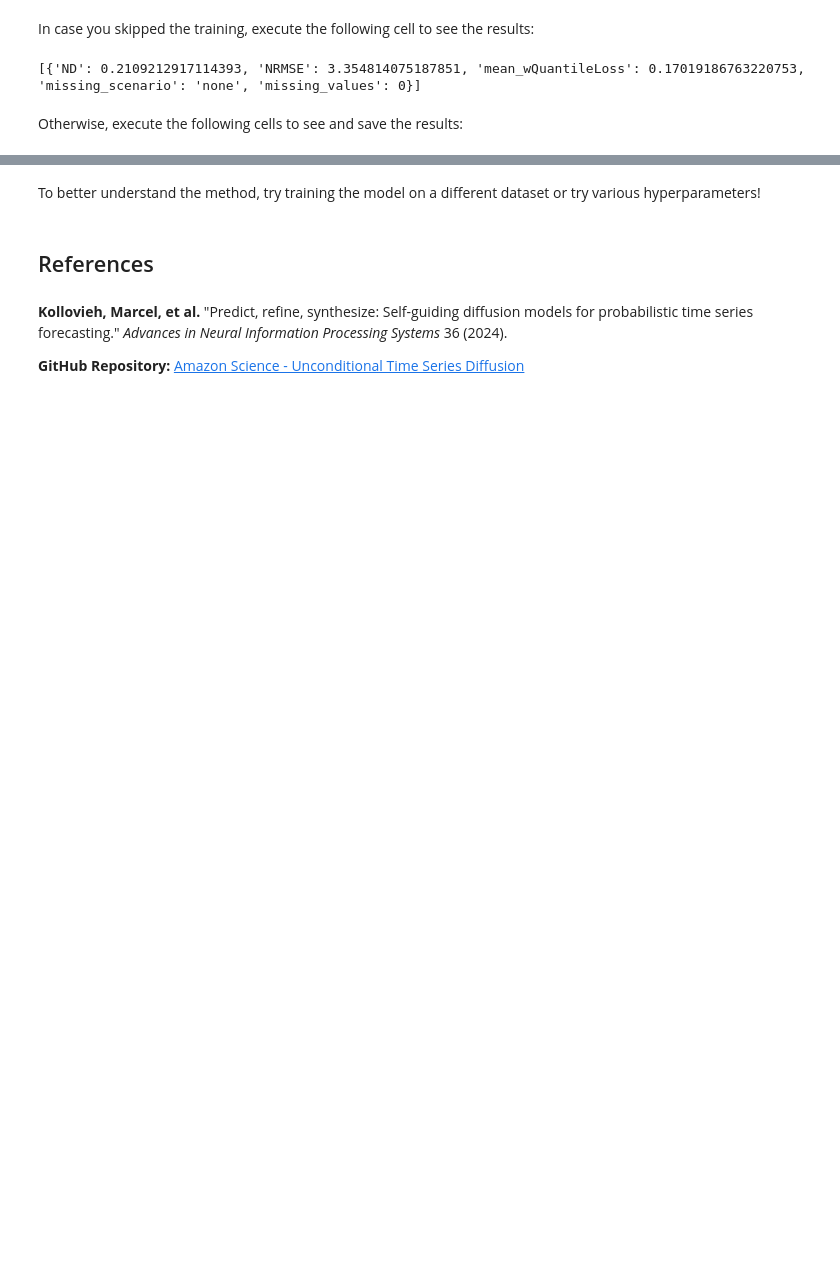
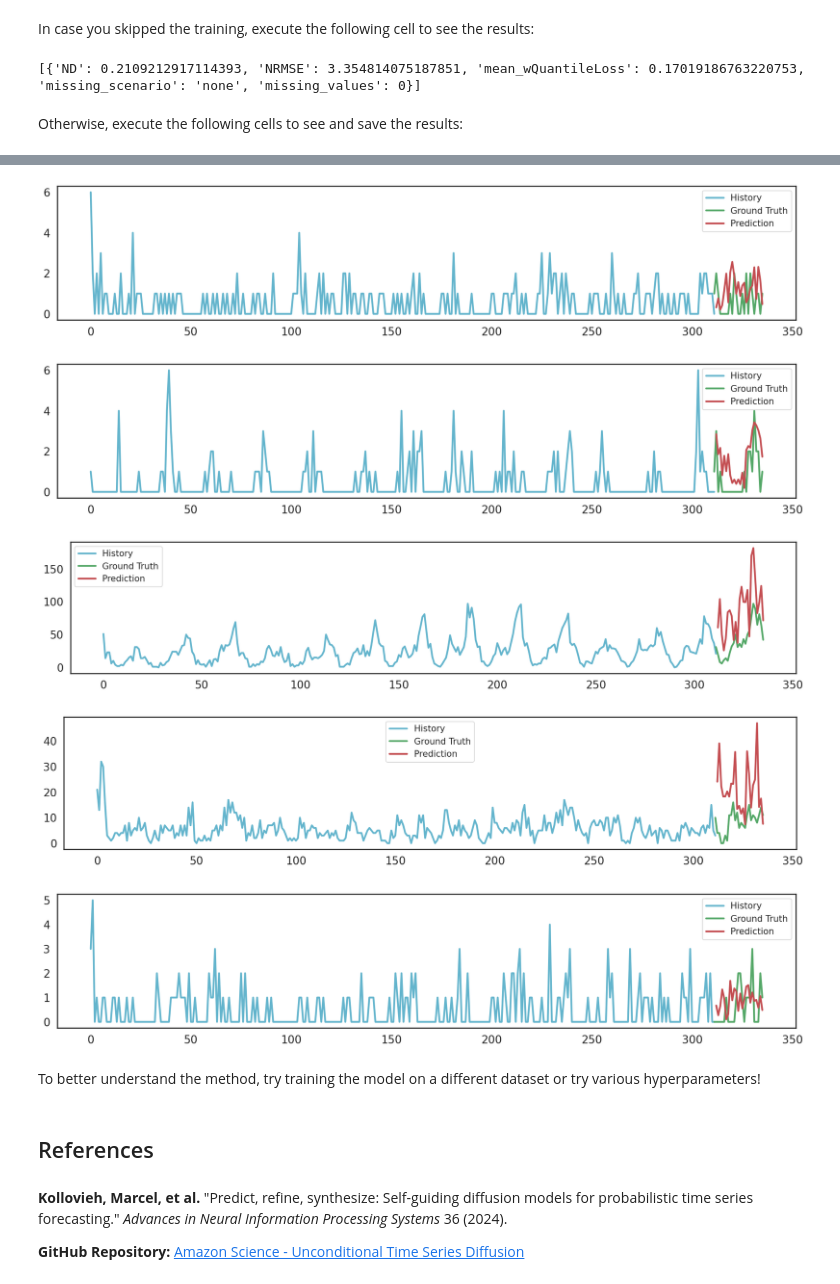
Before and after one commit to ahmabboud/difussion_bootcamp, a Jupyter notebook: reference_implementations/time_series_reference_impelementation/tsdiff/forecasting.ipynb, the cells around one changed output, grey strips where cells are left out. Cells and saved outputs as stored; diff of their text form; code cells hidden in the pictures; blank space fills up the shorter version.

```diff
--- a/reference_implementations/time_series_reference_impelementation/tsdiff/forecasting.ipynb
+++ b/reference_implementations/time_series_reference_impelementation/tsdiff/forecasting.ipynb
@@ -508,3 +529,49 @@ metrics
+# %%
+import matplotlib.pyplot as plt
+import pandas as pd
+import numpy as np
+
+# Initialize an empty list to store prediction data
+all_predictions = []
+
+# Iterate through each SampleForecast object in forecasts
+for forecast in forecasts:
+    # Calculate the mean of the prediction samples
+    pred_mean = forecast.samples.mean(axis=0)
+    # Convert start_date to a Timestamp
+    start_timestamp = forecast.start_date.to_timestamp()
+    # Create a date range for the prediction period
+    prediction_dates = pd.date_range(start=start_timestamp, periods=len(pred_mean), freq='H')
+    # Create a DataFrame for the predictions
+    pred_df = pd.DataFrame(pred_mean, index=prediction_dates, columns=['Prediction'])
+    # Append the prediction DataFrame to the list
+    all_predictions.append(pred_df)
+
+# Sample data for demonstration
+seq_length = config["context_length"]
+pred_length = config["prediction_length"]
+
+for idx in range(10, 15):
+    # Simulated data for real and sample
+    real = tss[idx]
+    sample = all_predictions[idx]
+
+    plt.rcParams["font.size"] = 12
+
+    plt.figure(figsize=(15, 3))
+    plt.plot(range(0, seq_length - pred_length), real[:(seq_length - pred_length)], color='c', linestyle='solid', label='History')
+    plt.plot(range(seq_length - pred_length - 1, seq_length), real[-pred_length - 1:], color='g', linestyle='solid', label='Ground Truth')
+    plt.plot(range(seq_length - pred_length, seq_length), sample[-pred_length - 1:], color='r', linestyle='solid', label='Prediction')
+    plt.tick_params('both', labelsize=15)
+    plt.subplots_adjust(bottom=0.1, left=0.05, right=0.99, top=0.95)
+    plt.legend()
+    plt.show()
+# %% [output]
+[figure, added]
+[figure, added]
+[figure, added]
+[figure, added]
+[figure, added]
 # %% [markdown]
 To better understand the method, try training the model on a different dataset or try various hyperparameters!
 # %% [markdown]
```
Also changed, not shown: parts of 4 cells of this notebook, 1 other file.
